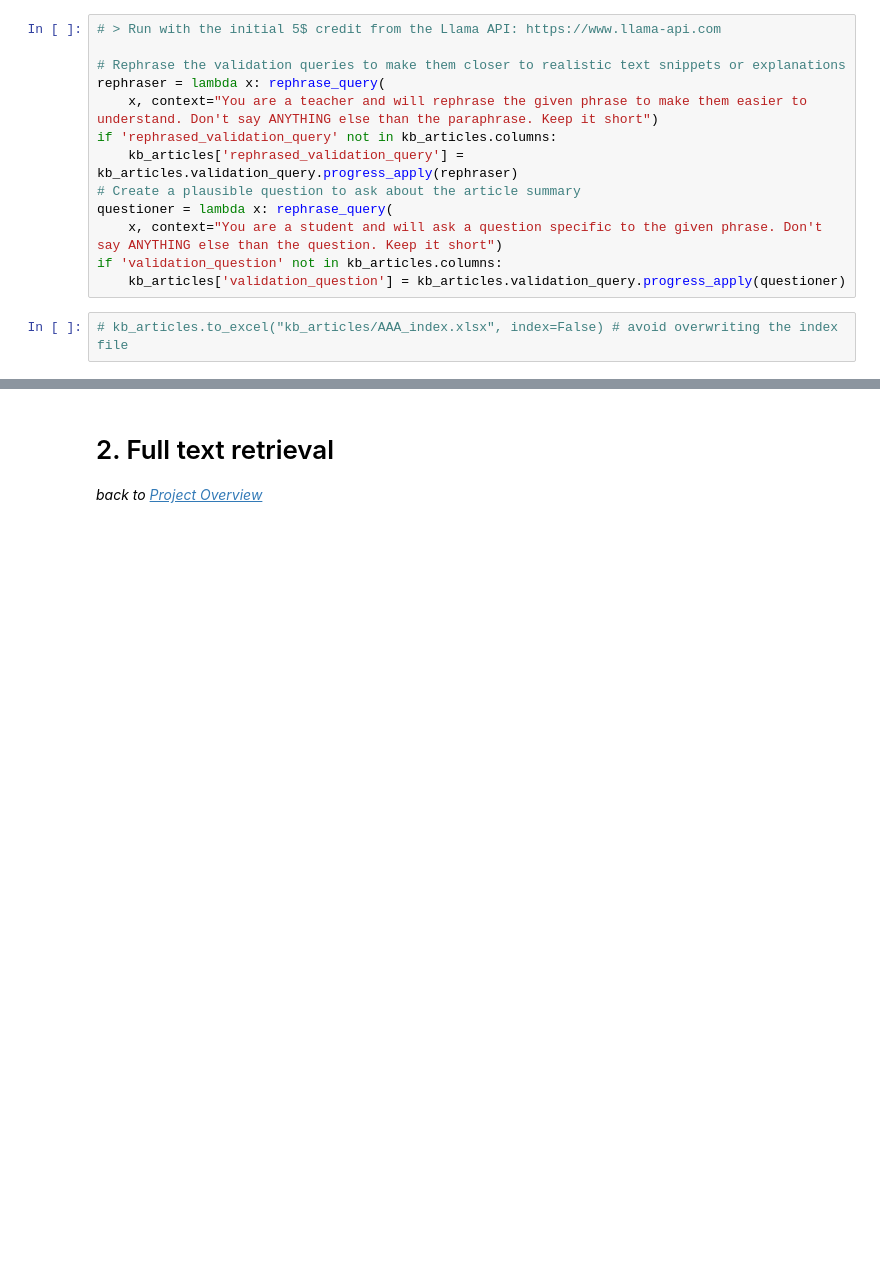
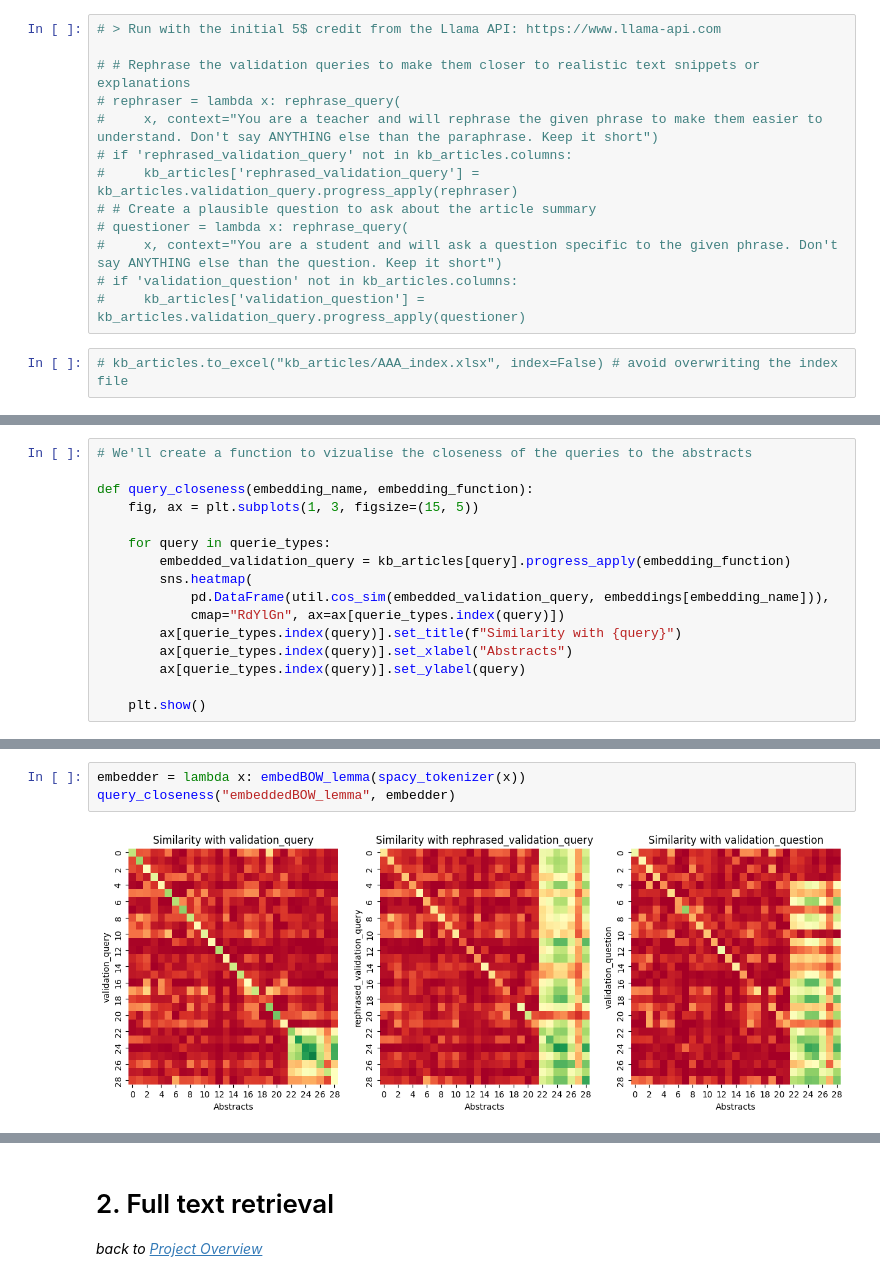
Before and after one commit to MathieuDemarets/vlerick-mai-nlp-2023, a Jupyter notebook: Final_Assignment/Articles.ipynb, the cells around one changed output, grey strips where cells are left out. Drawn from its saved outputs; the diff is of its cells as text; blank space fills up the shorter version.

```diff
--- a/Final_Assignment/Articles.ipynb
+++ b/Final_Assignment/Articles.ipynb
@@ -785,15 +888,15 @@ kb_articles = pd.read_excel("kb_articles/AAA_index.xlsx")
 # %%
 # > Run with the initial 5$ credit from the Llama API: https://www.llama-api.com
 
-# Rephrase the validation queries to make them closer to realistic text snippets or explanations
-rephraser = lambda x: rephrase_query(
-    x, context="You are a teacher and will rephrase the given phrase to make them easier to understand. Don't say ANYTHING else than the paraphrase. Keep it short")
-if 'rephrased_validation_query' not in kb_articles.columns:
-    kb_articles['rephrased_validation_query'] = kb_articles.validation_query.progress_apply(rephraser)
-# Create a plausible question to ask about the article summary
-questioner = lambda x: rephrase_query(
-    x, context="You are a student and will ask a question specific to the given phrase. Don't say ANYTHING else than the question. Keep it short")
-if 'validation_question' not in kb_articles.columns:
-    kb_articles['validation_question'] = kb_articles.validation_query.progress_apply(questioner)
+# # Rephrase the validation queries to make them closer to realistic text snippets or explanations
+# rephraser = lambda x: rephrase_query(
+#     x, context="You are a teacher and will rephrase the given phrase to make them easier to understand. Don't say ANYTHING else than the paraphrase. Keep it short")
+# if 'rephrased_validation_query' not in kb_articles.columns:
+#     kb_articles['rephrased_validation_query'] = kb_articles.validation_query.progress_apply(rephraser)
+# # Create a plausible question to ask about the article summary
+# questioner = lambda x: rephrase_query(
+#     x, context="You are a student and will ask a question specific to the given phrase. Don't say ANYTHING else than the question. Keep it short")
+# if 'validation_question' not in kb_articles.columns:
+#     kb_articles['validation_question'] = kb_articles.validation_query.progress_apply(questioner)
 # %%
 # kb_articles.to_excel("kb_articles/AAA_index.xlsx", index=False) # avoid overwriting the index file
@@ -799,0 +961,16 @@ if 'validation_question' not in kb_articles.columns:
+# %%
+# We'll create a function to vizualise the closeness of the queries to the abstracts
+
+def query_closeness(embedding_name, embedding_function):
+    fig, ax = plt.subplots(1, 3, figsize=(15, 5))
+
+    for query in querie_types:
+        embedded_validation_query = kb_articles[query].progress_apply(embedding_function)
+        sns.heatmap(
+            pd.DataFrame(util.cos_sim(embedded_validation_query, embeddings[embedding_name])),
+            cmap="RdYlGn", ax=ax[querie_types.index(query)])
+        ax[querie_types.index(query)].set_title(f"Similarity with {query}")
+        ax[querie_types.index(query)].set_xlabel("Abstracts")
+        ax[querie_types.index(query)].set_ylabel(query)
+
+    plt.show()
@@ -799,0 +1014,5 @@ if 'validation_question' not in kb_articles.columns:
+# %%
+embedder = lambda x: embedBOW_lemma(spacy_tokenizer(x))
+query_closeness("embeddedBOW_lemma", embedder)
+# %% [output]
+[figure, added]
```
Also changed, not shown: parts of 50 cells of this notebook, 16 other files.
